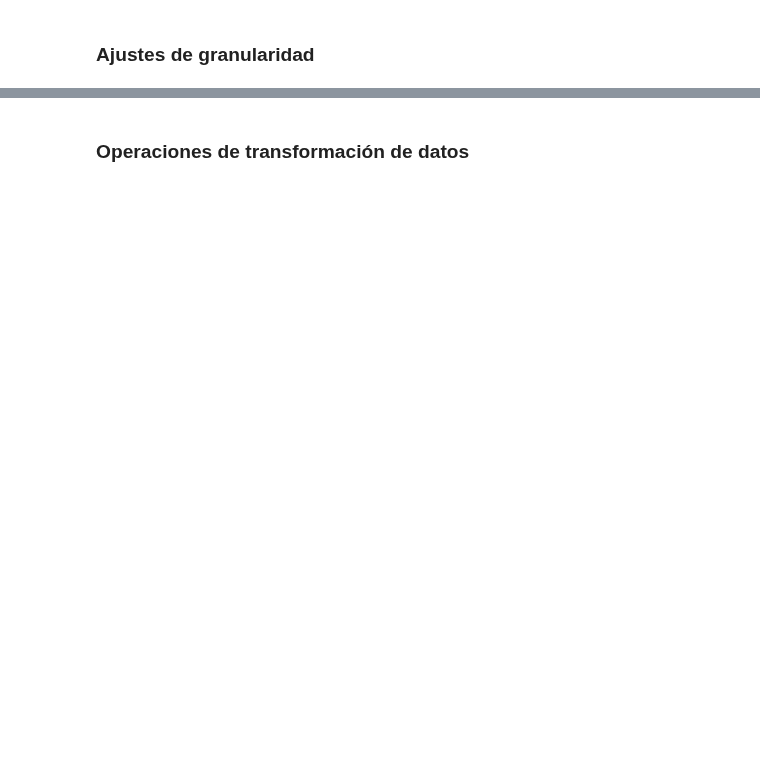
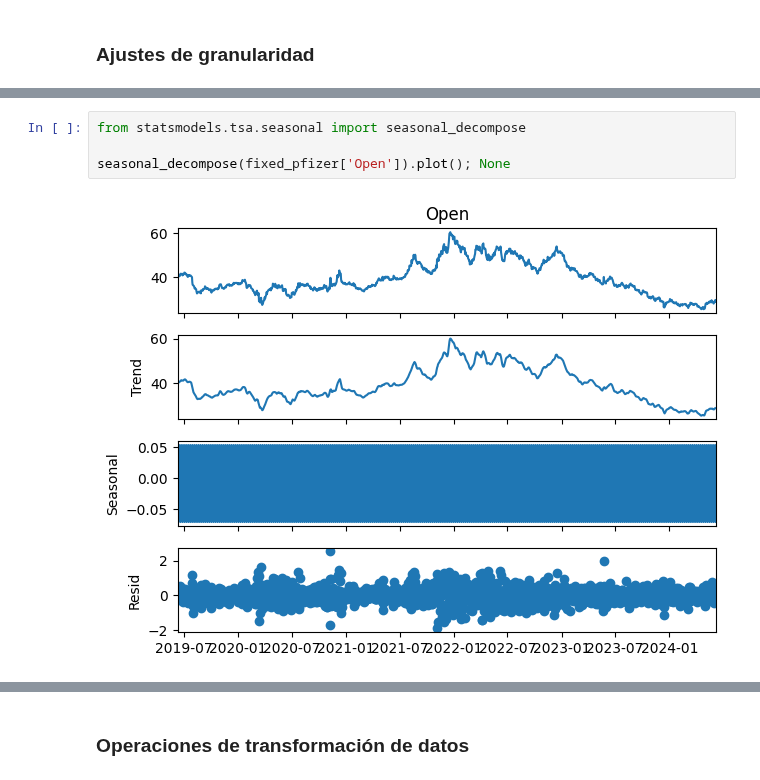
Before and after one commit to alu0101351773/TAAD_practicas, a Jupyter notebook: src/time_series.ipynb, the cells around one changed output, grey strips where cells are left out. Saved outputs shown, nothing was run; the diff lists cells and outputs as text; blank space fills up the shorter version.

```diff
--- a/src/time_series.ipynb
+++ b/src/time_series.ipynb
@@ -59,0 +146,6 @@ Al tratarse de datos de valores en bolsa, la estructura de todos los conjuntos d
+# %%
+from statsmodels.tsa.seasonal import seasonal_decompose
+
+seasonal_decompose(fixed_pfizer['Open']).plot(); None
+# %% [output]
+[figure, added]
```
Also changed, not shown: parts of 12 cells of this notebook.
